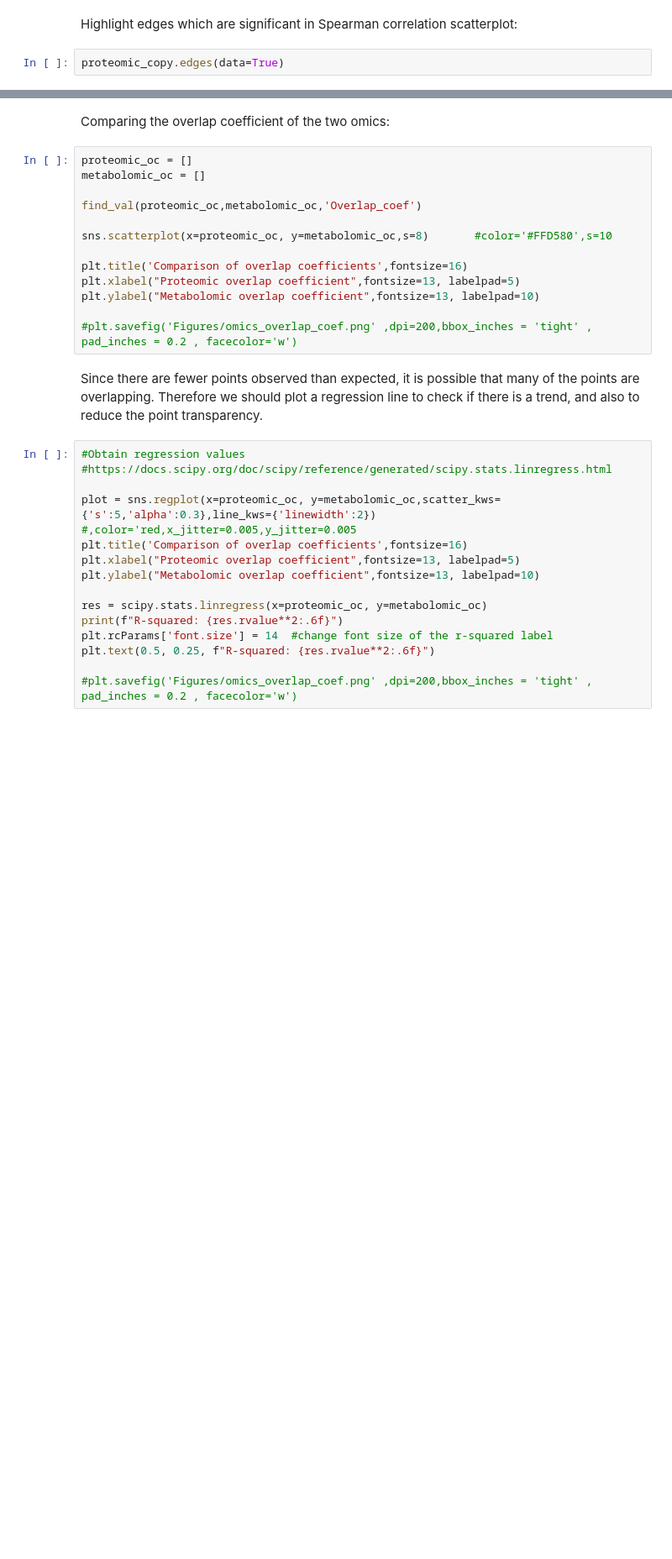
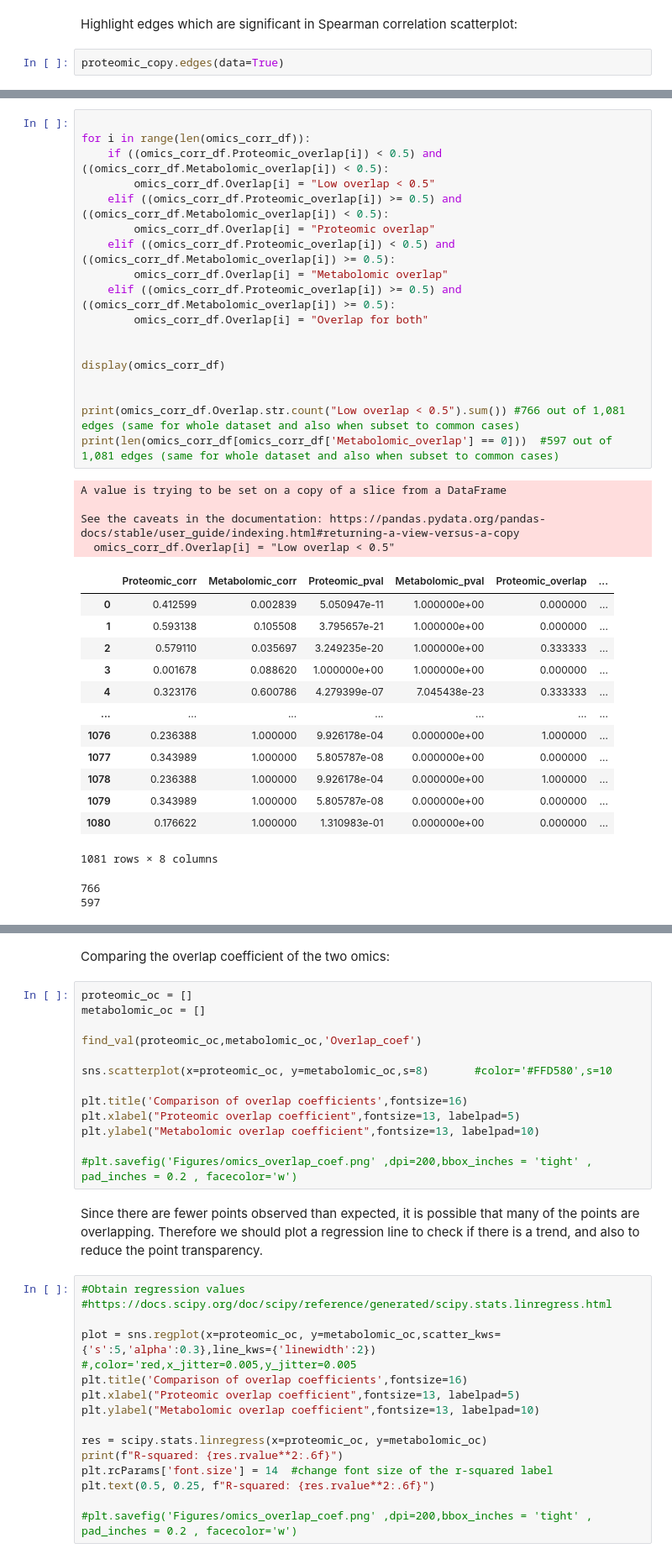
Before and after one commit to j-keung/multiomics-pathway-analysis, a Jupyter notebook: Data_integration.ipynb, the cells around one changed output, grey strips where cells are left out. Shown at 84% size. Cells and saved outputs as stored; diff of their text form; blank space fills up the shorter version.

```diff
--- a/Data_integration.ipynb
+++ b/Data_integration.ipynb
@@ -208,0 +263,38 @@ plt.savefig('Figures/ALL_omics_spearman_corr_sigedges.png' ,dpi=200,bbox_inches
+# %%
+
+for i in range(len(omics_corr_df)):
+    if ((omics_corr_df.Proteomic_overlap[i]) < 0.5) and ((omics_corr_df.Metabolomic_overlap[i]) < 0.5):
+        omics_corr_df.Overlap[i] = "Low overlap < 0.5"
+    elif ((omics_corr_df.Proteomic_overlap[i]) >= 0.5) and ((omics_corr_df.Metabolomic_overlap[i]) < 0.5):
+        omics_corr_df.Overlap[i] = "Proteomic overlap"
+    elif ((omics_corr_df.Proteomic_overlap[i]) < 0.5) and ((omics_corr_df.Metabolomic_overlap[i]) >= 0.5):
+        omics_corr_df.Overlap[i] = "Metabolomic overlap"
+    elif ((omics_corr_df.Proteomic_overlap[i]) >= 0.5) and ((omics_corr_df.Metabolomic_overlap[i]) >= 0.5):
+        omics_corr_df.Overlap[i] = "Overlap for both"
+
+
+display(omics_corr_df)
+
+
+print(omics_corr_df.Overlap.str.count("Low overlap < 0.5").sum()) #766 out of 1,081 edges (same for whole dataset and also when subset to common cases)
+print(len(omics_corr_df[omics_corr_df['Metabolomic_overlap'] == 0]))  #597 out of 1,081 edges (same for whole dataset and also when subset to common cases)
+# %% [output]
+A value is trying to be set on a copy of a slice from a DataFrame
+
+See the caveats in the documentation: https://pandas.pydata.org/pandas-docs/stable/user_guide/indexing.html#returning-a-view-versus-a-copy
+  omics_corr_df.Overlap[i] = "Low overlap < 0.5"
+|  | Proteomic_corr | Metabolomic_corr | Proteomic_pval | Metabolomic_pval | Proteomic_overlap | ... |
+| 0 | 0.412599 | 0.002839 | 5.050947e-11 | 1.000000e+00 | 0.000000 | ... |
+| 1 | 0.593138 | 0.105508 | 3.795657e-21 | 1.000000e+00 | 0.000000 | ... |
+| 2 | 0.579110 | 0.035697 | 3.249235e-20 | 1.000000e+00 | 0.333333 | ... |
+| 3 | 0.001678 | 0.088620 | 1.000000e+00 | 1.000000e+00 | 0.000000 | ... |
+| 4 | 0.323176 | 0.600786 | 4.279399e-07 | 7.045438e-23 | 0.333333 | ... |
+| ... | ... | ... | ... | ... | ... | ... |
+| 1076 | 0.236388 | 1.000000 | 9.926178e-04 | 0.000000e+00 | 1.000000 | ... |
+| 1077 | 0.343989 | 1.000000 | 5.805787e-08 | 0.000000e+00 | 0.000000 | ... |
+| 1078 | 0.236388 | 1.000000 | 9.926178e-04 | 0.000000e+00 | 1.000000 | ... |
+| 1079 | 0.343989 | 1.000000 | 5.805787e-08 | 0.000000e+00 | 0.000000 | ... |
+| 1080 | 0.176622 | 1.000000 | 1.310983e-01 | 0.000000e+00 | 0.000000 | ... |
+1081 rows × 8 columns
+766
+597
```
Also changed, not shown: parts of 17 cells of this notebook, 3 other files.
